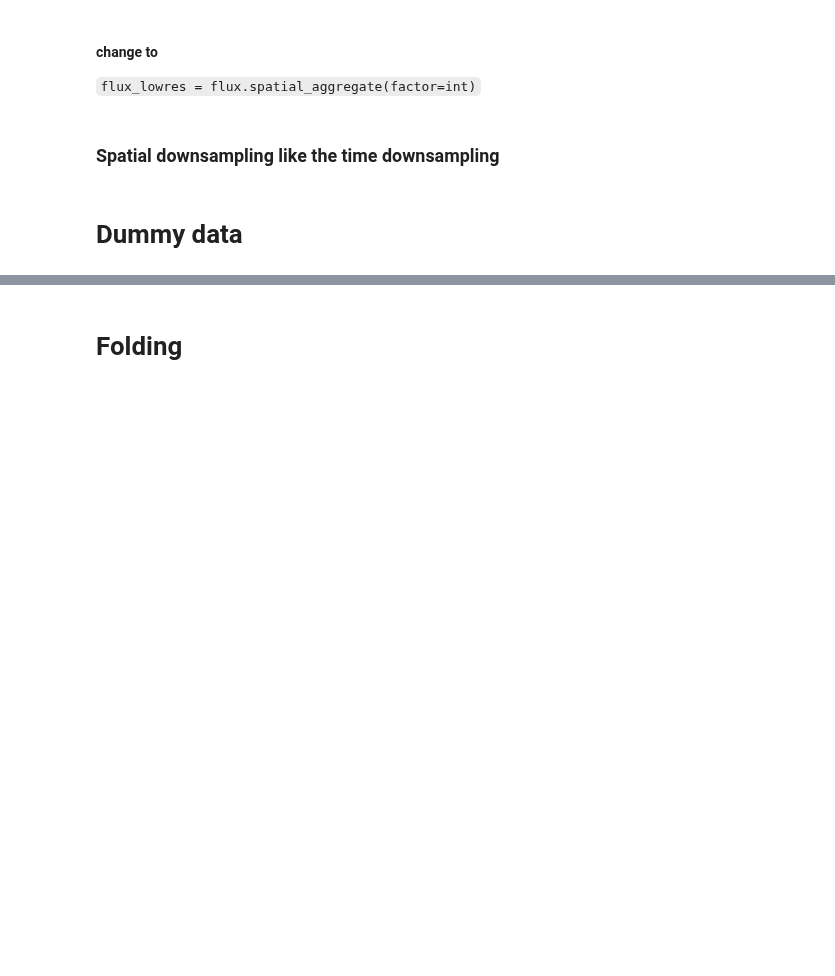
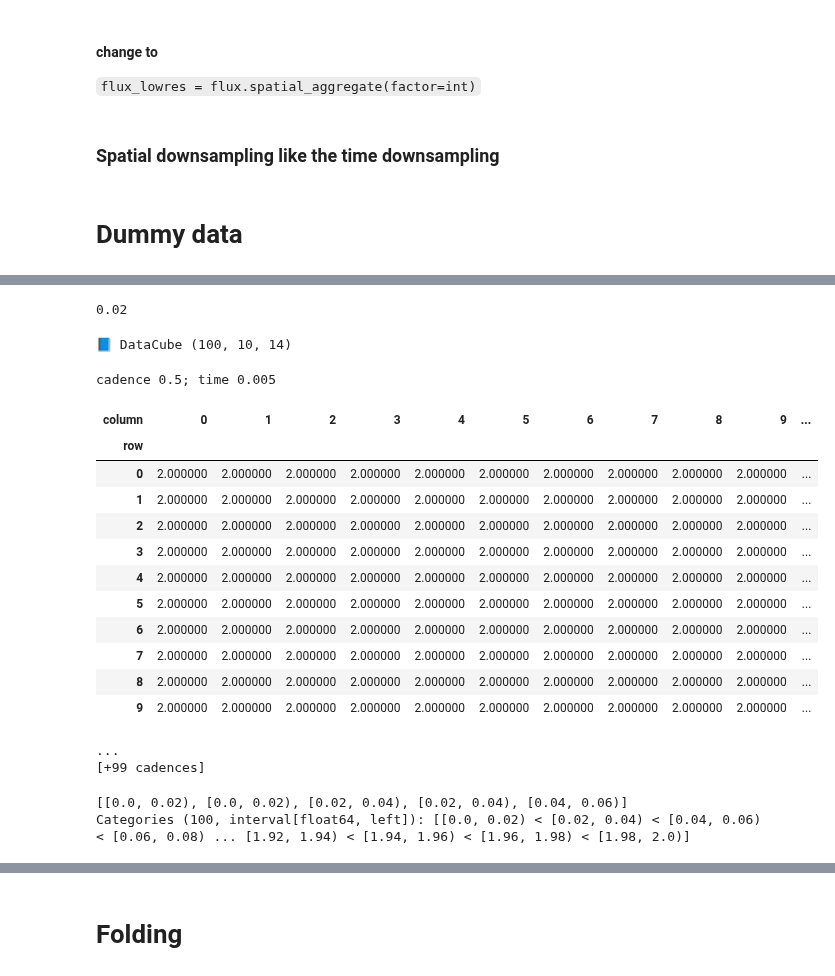
Before and after one commit to lightkurve/lkdata, a Jupyter notebook: demo.ipynb, the cells around one changed output, grey strips where cells are left out. Drawn from its saved outputs; the diff is of its cells as text; code cells hidden in the pictures; blank space fills up the shorter version.

```diff
--- a/demo.ipynb
+++ b/demo.ipynb
@@ -307,0 +407,29 @@ timedownsample = df.downsample(2)
+# %%
+new_index = df.index.to_frame()
+new_index["time"] = new_index["cadence"] / 100
+new_index = new_index.set_index("time", append=True)
+# %%
+df.index = new_index.index
+# %%
+df.index.get_level_values(-1)[2]
+# %% [output]
+0.02
+# %%
+df.downsample(2, level=-1)
+# %% [output]
+📘 DataCube (100, 10, 14)
+cadence 0.5; time 0.005
+| column | 0 | 1 | 2 | 3 | 4 | 5 | 6 | 7 | 8 | 9 | ... |
+| row |  |  |  |  |  |  |  |  |  |  |  |
+| 0 | 2.000000 | 2.000000 | 2.000000 | 2.000000 | 2.000000 | 2.000000 | 2.000000 | 2.000000 | 2.000000 | 2.000000 | ... |
+| 1 | 2.000000 | 2.000000 | 2.000000 | 2.000000 | 2.000000 | 2.000000 | 2.000000 | 2.000000 | 2.000000 | 2.000000 | ... |
+| 2 | 2.000000 | 2.000000 | 2.000000 | 2.000000 | 2.000000 | 2.000000 | 2.000000 | 2.000000 | 2.000000 | 2.000000 | ... |
+| 3 | 2.000000 | 2.000000 | 2.000000 | 2.000000 | 2.000000 | 2.000000 | 2.000000 | 2.000000 | 2.000000 | 2.000000 | ... |
+| 4 | 2.000000 | 2.000000 | 2.000000 | 2.000000 | 2.000000 | 2.000000 | 2.000000 | 2.000000 | 2.000000 | 2.000000 | ... |
+| 5 | 2.000000 | 2.000000 | 2.000000 | 2.000000 | 2.000000 | 2.000000 | 2.000000 | 2.000000 | 2.000000 | 2.000000 | ... |
+| 6 | 2.000000 | 2.000000 | 2.000000 | 2.000000 | 2.000000 | 2.000000 | 2.000000 | 2.000000 | 2.000000 | 2.000000 | ... |
+| 7 | 2.000000 | 2.000000 | 2.000000 | 2.000000 | 2.000000 | 2.000000 | 2.000000 | 2.000000 | 2.000000 | 2.000000 | ... |
+| 8 | 2.000000 | 2.000000 | 2.000000 | 2.000000 | 2.000000 | 2.000000 | 2.000000 | 2.000000 | 2.000000 | 2.000000 | ... |
+| 9 | 2.000000 | 2.000000 | 2.000000 | 2.000000 | 2.000000 | 2.000000 | 2.000000 | 2.000000 | 2.000000 | 2.000000 | ... |
+...
+[+99 cadences]
@@ -308,3 +455,10 @@ timedownsample = df.downsample(2)
+# %%
+arr = np.arange(0.0, 2.0, 0.01)
+bins = np.linspace(0.0, 2.0, 101)
+pd.cut(arr[:5], bins, right=False, include_lowest=True)
+# %% [output]
+[[0.0, 0.02), [0.0, 0.02), [0.02, 0.04), [0.02, 0.04), [0.04, 0.06)]
+Categories (100, interval[float64, left]): [[0.0, 0.02) < [0.02, 0.04) < [0.04, 0.06) < [0.06, 0.08) ... [1.92, 1.94) < [1.94, 1.96) < [1.96, 1.98) < [1.98, 2.0)]
 # %%
 (df.downsample(2).to_array() == 2).all()
 # %%
```
Also changed, not shown: parts of 26 cells of this notebook, 2 other files.
